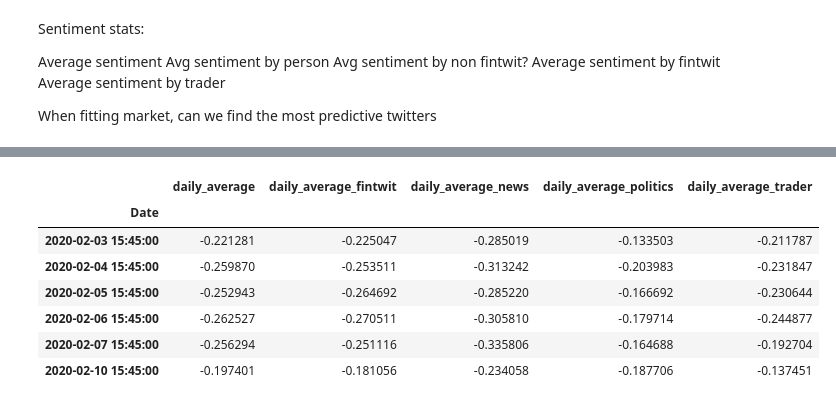
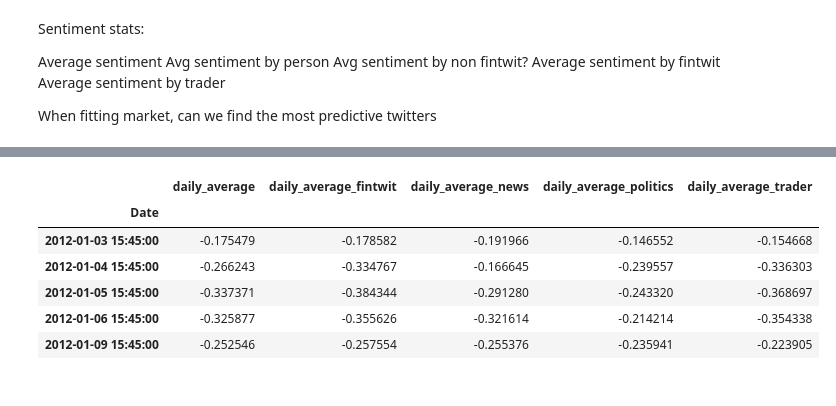
Before and after one commit to aaroncgw/tweet-sentiment, a Jupyter notebook: Sentiment.ipynb, the cells around one changed output, grey strips where cells are left out. Saved outputs shown, nothing was run; the diff lists cells and outputs as text; code cells hidden in the pictures.

```diff
--- a/Sentiment.ipynb
+++ b/Sentiment.ipynb
@@ -54,7 +54,7 @@ Average sentiment by trader
 
 When fitting market, can we find the most predictive twitters
 # %%
-sentiment = pickle.load(open( "sentiment_2020-02-01_2020-02-10.p", "rb" ))
+sentiment = pickle.load(open( "data/sentiment.p", "rb" ))
 classi = pd.read_csv('data/handle_class.csv')
 sentiment = pd.merge(sentiment,classi[['class','handle','subclass']],on=['handle'], right_index=True)
 sentiment.head()
@@ -73,5 +73,5 @@ es.Date = pd.to_datetime(es.Date +' ' +'15:45')
 es.drop('Time',axis=1,inplace=True)
 es.set_index('Date', inplace=True)
 es['Post'] = np.roll(es['Close'].pct_change(),-1)
-date_range = es['2020-01-31':'2020-02-10'].index
+date_range = es['2011-12-30':'2020-5-31'].index
 date_range
@@ -78,27 +91,26 @@ date_range
 # %%
 def final_score(x):
     return (x.sentiment * x.score).mean()
 
 sentiment_features = pd.DataFrame(index = date_range[1:])
 date_bins = pd.cut(sentiment.index, bins=date_range)
 
 # Daily Average
 sentiment_features['daily_average'] = sentiment.groupby(date_bins).apply(final_score)
 
 #Average by user class
 class_averages = sentiment.groupby([date_bins,'class']).apply(final_score).unstack().add_prefix('daily_average_')
 sentiment_features[class_averages.columns] = class_averages
 del class_averages
 
 sentiment_features['daily_average_trader'] = sentiment.groupby([date_bins,'subclass']).apply(final_score)[:,'trader']
 
-sentiment_features
+sentiment_features.head()
 # %% [output]
 |  | daily_average | daily_average_fintwit | daily_average_news | daily_average_politics | daily_average_trader |
 | Date |  |  |  |  |  |
-| 2020-02-03 15:45:00 | -0.221281 | -0.225047 | -0.285019 | -0.133503 | -0.211787 |
-| 2020-02-04 15:45:00 | -0.259870 | -0.253511 | -0.313242 | -0.203983 | -0.231847 |
-| 2020-02-05 15:45:00 | -0.252943 | -0.264692 | -0.285220 | -0.166692 | -0.230644 |
-| 2020-02-06 15:45:00 | -0.262527 | -0.270511 | -0.305810 | -0.179714 | -0.244877 |
-| 2020-02-07 15:45:00 | -0.256294 | -0.251116 | -0.335806 | -0.164688 | -0.192704 |
-| 2020-02-10 15:45:00 | -0.197401 | -0.181056 | -0.234058 | -0.187706 | -0.137451 |
+| 2012-01-03 15:45:00 | -0.175479 | -0.178582 | -0.191966 | -0.146552 | -0.154668 |
+| 2012-01-04 15:45:00 | -0.266243 | -0.334767 | -0.166645 | -0.239557 | -0.336303 |
+| 2012-01-05 15:45:00 | -0.337371 | -0.384344 | -0.291280 | -0.243320 | -0.368697 |
+| 2012-01-06 15:45:00 | -0.325877 | -0.355626 | -0.321614 | -0.214214 | -0.354338 |
+| 2012-01-09 15:45:00 | -0.252546 | -0.257554 | -0.255376 | -0.235941 | -0.223905 |
```
Also changed, not shown: parts of 6 cells of this notebook, 2 other files.
